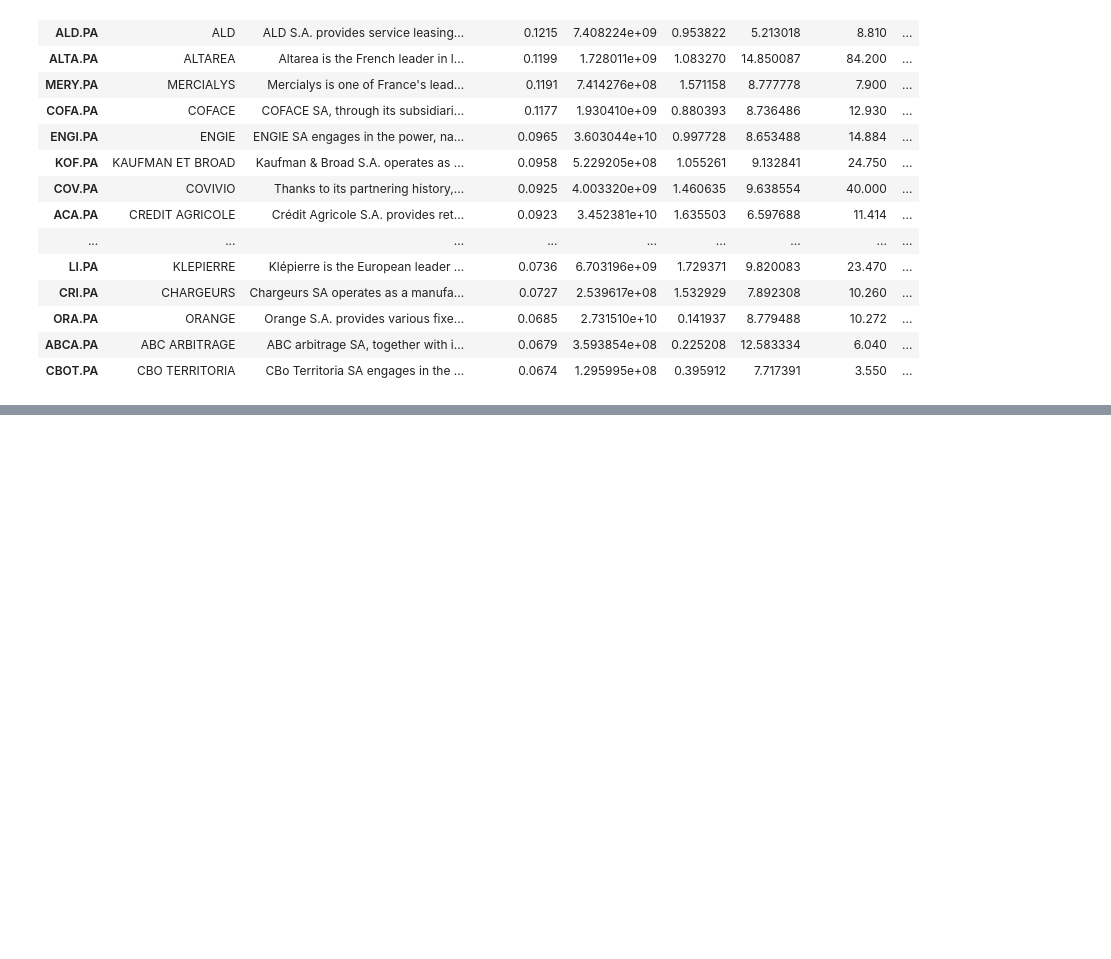
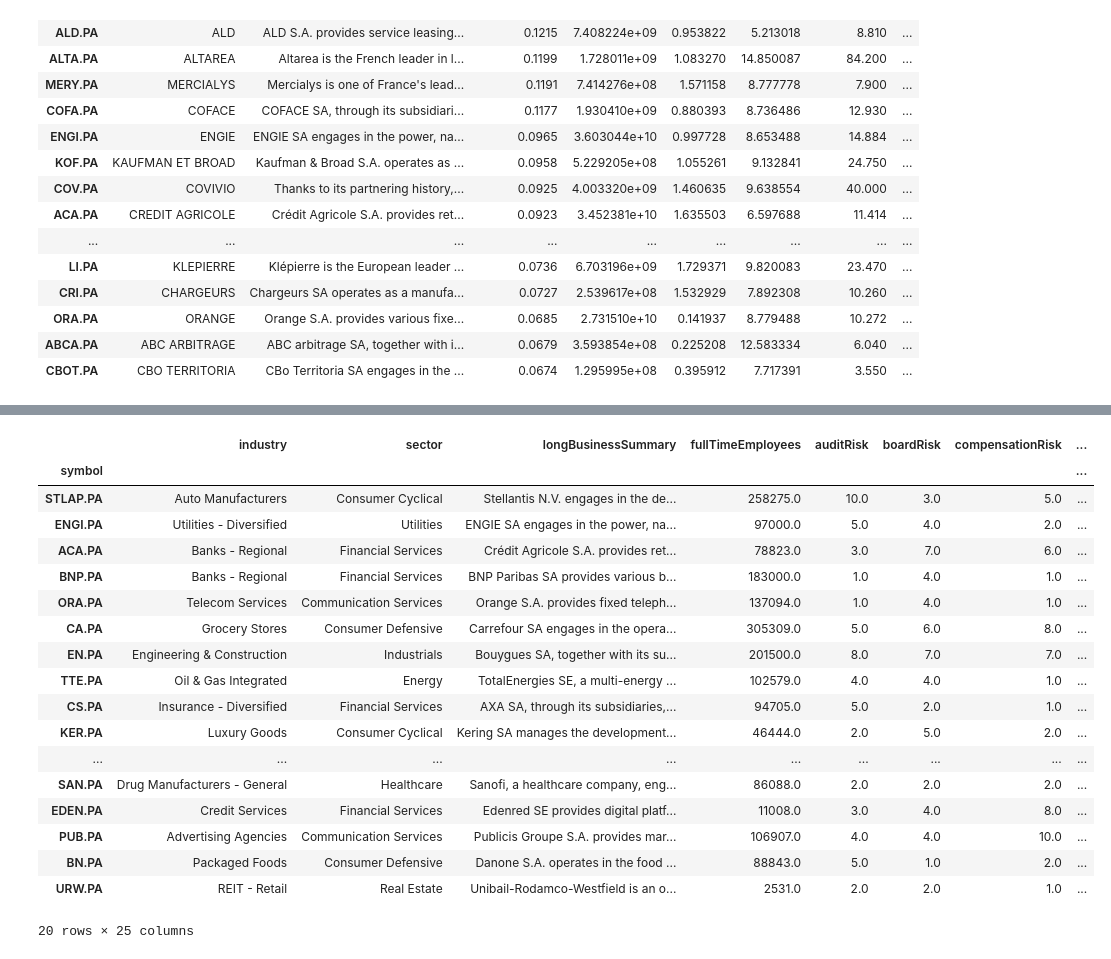
Before and after one commit to pengfei99/python_finance, a Jupyter notebook: notebooks/03.Analyse_French_stocks.ipynb, the cells around one changed output, grey strips where cells are left out. Drawn from its saved outputs; the diff is of its cells as text; code cells hidden in the pictures; blank space fills up the shorter version.

```diff
--- a/notebooks/03.Analyse_French_stocks.ipynb
+++ b/notebooks/03.Analyse_French_stocks.ipynb
@@ -250,0 +292,7 @@ stockDivSummary.head(20)
+# %%
+filePath=  data_dir / "CAC40_2024.csv"
+
+CAC40_symbol_pdf = pd.read_csv(filePath.as_posix(), sep=",")
+# %%
+cac40_tickers = CAC40_symbol_pdf['stock_id'].tolist()
+print(cac40_tickers)
@@ -250,0 +301,2 @@ stockDivSummary.head(20)
+# %%
+cac40_pdf = get_stock_infos(cac40_tickers,add_postfix=True)
@@ -250,0 +314,33 @@ stockDivSummary.head(20)
+# %%
+def get_top_dividendYield_stock(stock_df, top_n:int=20):
+    """
+    This function returns the top n dividendYield of a given stock.
+    :param stock_df:
+    :param top_n:
+    :return:
+    """
+    sortByDiv=stock_df.sort_values(by="dividendYield",ascending=False)
+    return sortByDiv.head(top_n)
+# %%
+top_20=get_top_dividendYield_stock(cac40_pdf, 20)
+top_20.head(20)
+# %% [output]
+|  | industry | sector | longBusinessSummary | fullTimeEmployees | auditRisk | boardRisk | compensationRisk | ... |
+| symbol |  |  |  |  |  |  |  | ... |
+| STLAP.PA | Auto Manufacturers | Consumer Cyclical | Stellantis N.V. engages in the de... | 258275.0 | 10.0 | 3.0 | 5.0 | ... |
+| ENGI.PA | Utilities - Diversified | Utilities | ENGIE SA engages in the power, na... | 97000.0 | 5.0 | 4.0 | 2.0 | ... |
+| ACA.PA | Banks - Regional | Financial Services | Crédit Agricole S.A. provides ret... | 78823.0 | 3.0 | 7.0 | 6.0 | ... |
+| BNP.PA | Banks - Regional | Financial Services | BNP Paribas SA provides various b... | 183000.0 | 1.0 | 4.0 | 1.0 | ... |
+| ORA.PA | Telecom Services | Communication Services | Orange S.A. provides fixed teleph... | 137094.0 | 1.0 | 4.0 | 1.0 | ... |
+| CA.PA | Grocery Stores | Consumer Defensive | Carrefour SA engages in the opera... | 305309.0 | 5.0 | 6.0 | 8.0 | ... |
+| EN.PA | Engineering & Construction | Industrials | Bouygues SA, together with its su... | 201500.0 | 8.0 | 7.0 | 7.0 | ... |
+| TTE.PA | Oil & Gas Integrated | Energy | TotalEnergies SE, a multi-energy ... | 102579.0 | 4.0 | 4.0 | 1.0 | ... |
+| CS.PA | Insurance - Diversified | Financial Services | AXA SA, through its subsidiaries,... | 94705.0 | 5.0 | 2.0 | 1.0 | ... |
+| KER.PA | Luxury Goods | Consumer Cyclical | Kering SA manages the development... | 46444.0 | 2.0 | 5.0 | 2.0 | ... |
+| ... | ... | ... | ... | ... | ... | ... | ... | ... |
+| SAN.PA | Drug Manufacturers - General | Healthcare | Sanofi, a healthcare company, eng... | 86088.0 | 2.0 | 2.0 | 2.0 | ... |
+| EDEN.PA | Credit Services | Financial Services | Edenred SE provides digital platf... | 11008.0 | 3.0 | 4.0 | 8.0 | ... |
+| PUB.PA | Advertising Agencies | Communication Services | Publicis Groupe S.A. provides mar... | 106907.0 | 4.0 | 4.0 | 10.0 | ... |
+| BN.PA | Packaged Foods | Consumer Defensive | Danone S.A. operates in the food ... | 88843.0 | 5.0 | 1.0 | 2.0 | ... |
+| URW.PA | REIT - Retail | Real Estate | Unibail-Rodamco-Westfield is an o... | 2531.0 | 2.0 | 2.0 | 1.0 | ... |
+20 rows × 25 columns
```
Also changed, not shown: parts of 20 cells of this notebook, 1 other file.
